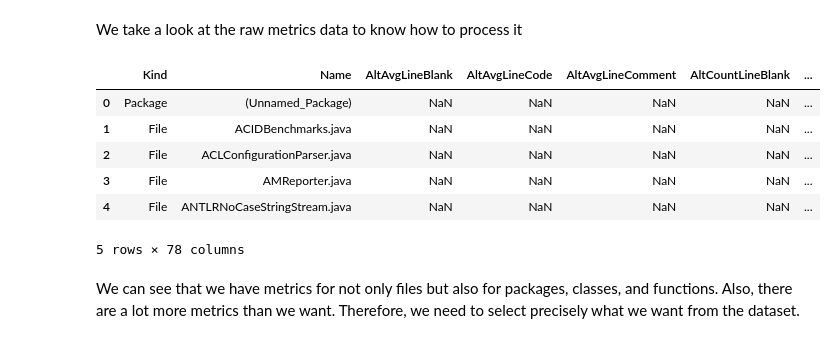
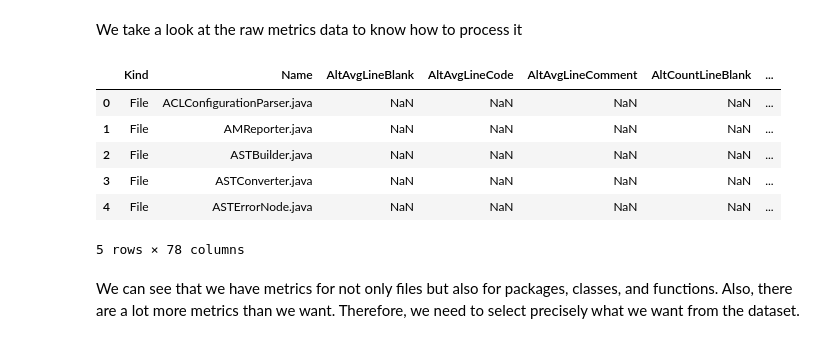
Before and after one commit to ahenrij/ets-mgl869-hive, a Jupyter notebook: src/lab/notebooks/dataset.ipynb, the cells around one changed output. Cells and saved outputs as stored; diff of their text form; code cells hidden in the pictures.

Commit message:
some metrics collected

```diff
--- a/src/lab/notebooks/dataset.ipynb
+++ b/src/lab/notebooks/dataset.ipynb
@@ -17,15 +17,15 @@ OUTPUT_DIR = "../../data/output/"
 # %% [markdown]
 We take a look at the raw metrics data to know how to process it
 # %%
-df = pd.read_csv(INPUT_DIR + "hive-metrics-2.0.0.csv")
+df = pd.read_csv(INPUT_DIR + "hive-metrics-2.3.0.csv")
 df.head()
 # %% [output]
 |  | Kind | Name | AltAvgLineBlank | AltAvgLineCode | AltAvgLineComment | AltCountLineBlank | ... |
-| 0 | Package | (Unnamed_Package) | NaN | NaN | NaN | NaN | ... |
-| 1 | File | ACIDBenchmarks.java | NaN | NaN | NaN | NaN | ... |
-| 2 | File | ACLConfigurationParser.java | NaN | NaN | NaN | NaN | ... |
-| 3 | File | AMReporter.java | NaN | NaN | NaN | NaN | ... |
-| 4 | File | ANTLRNoCaseStringStream.java | NaN | NaN | NaN | NaN | ... |
+| 0 | File | ACLConfigurationParser.java | NaN | NaN | NaN | NaN | ... |
+| 1 | File | AMReporter.java | NaN | NaN | NaN | NaN | ... |
+| 2 | File | ASTBuilder.java | NaN | NaN | NaN | NaN | ... |
+| 3 | File | ASTConverter.java | NaN | NaN | NaN | NaN | ... |
+| 4 | File | ASTErrorNode.java | NaN | NaN | NaN | NaN | ... |
 5 rows × 78 columns
 # %% [markdown]
 We can see that we have metrics for not only files but also for packages, classes, and functions. Also, there are a lot more metrics than we want.
```
Also changed, not shown: 6 other files.
